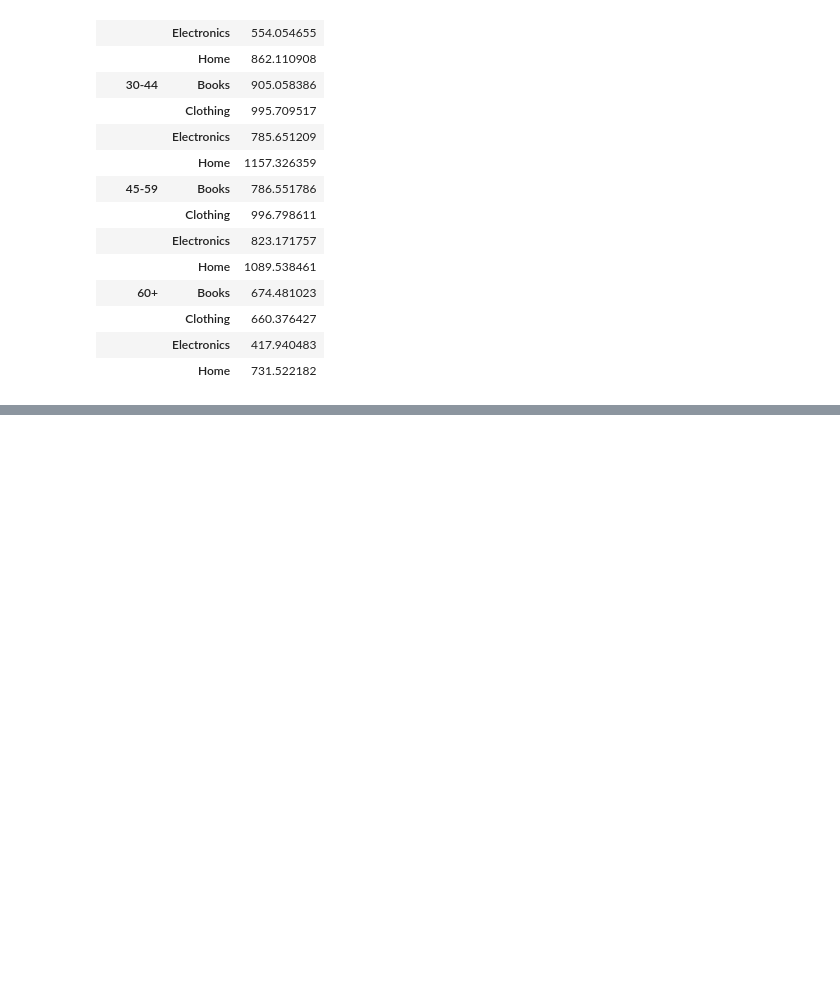
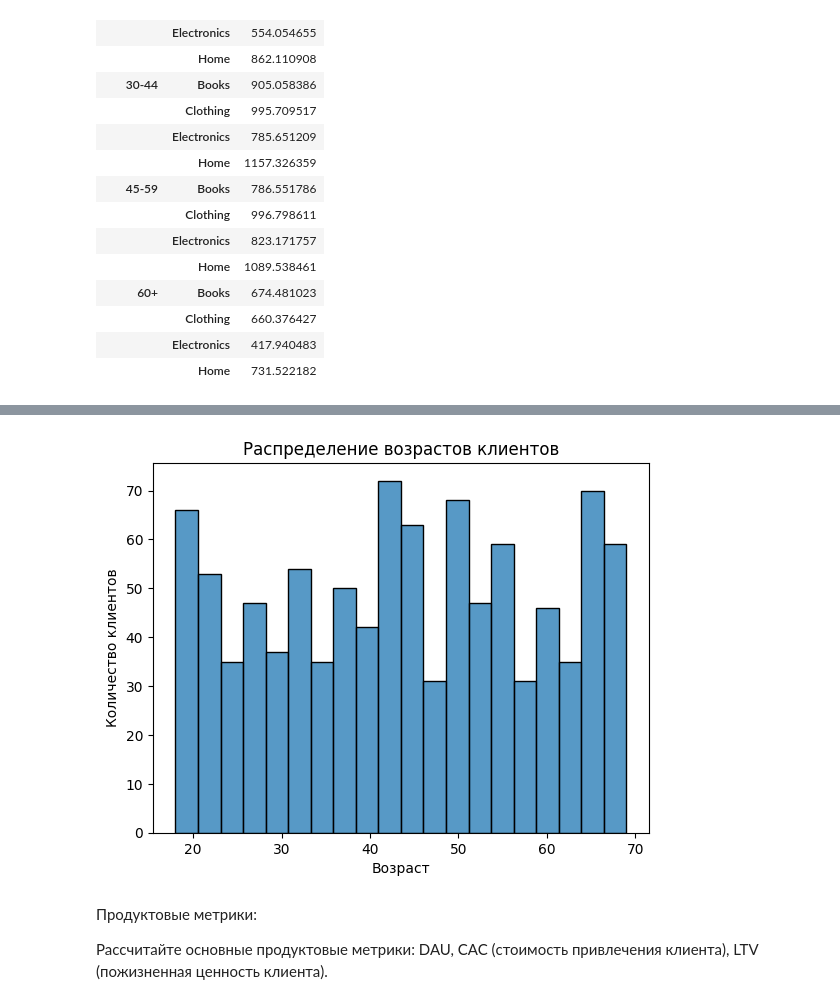
Before and after one commit to sapozhnikovk/da_final, a Jupyter notebook: DA_final_work.ipynb, the cells around one changed output, grey strips where cells are left out. Saved outputs shown, nothing was run; the diff lists cells and outputs as text; code cells hidden in the pictures; blank space fills up the shorter version.

```diff
--- a/DA_final_work.ipynb
+++ b/DA_final_work.ipynb
@@ -437,0 +475,13 @@ grouped_age_groups.head(30)
+# %%
+#Распределение возрастов клиентов
+sns.histplot(data=customers, x='age', bins=20)
+plt.title('Распределение возрастов клиентов')
+plt.xlabel('Возраст')
+plt.ylabel('Количество клиентов')
+plt.show()
+# %% [output]
+[figure, added]
+# %% [markdown]
+Продуктовые метрики:
+
+Рассчитайте основные продуктовые метрики: DAU, CAC (стоимость привлечения клиента), LTV (пожизненная ценность клиента).
```
Also changed, not shown: parts of 9 cells of this notebook.
